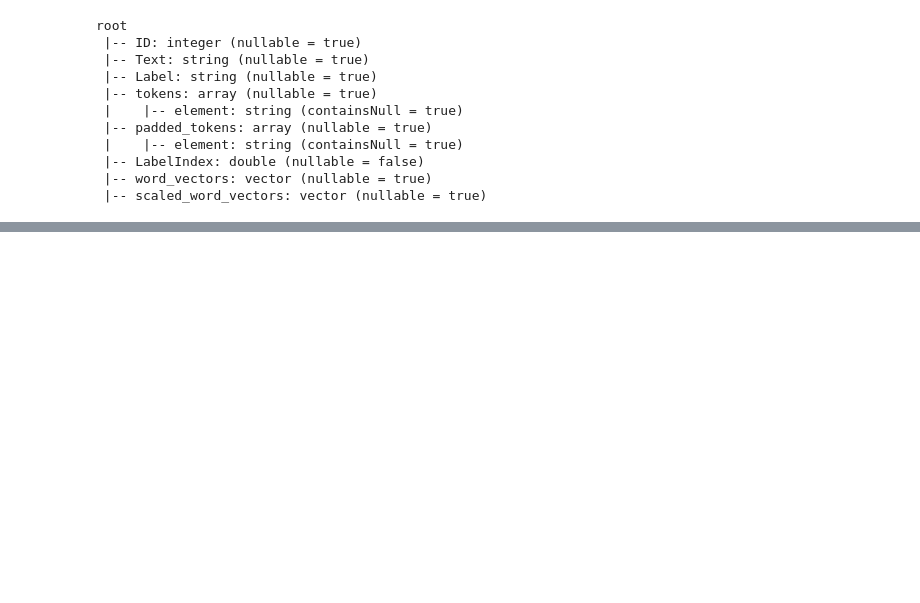
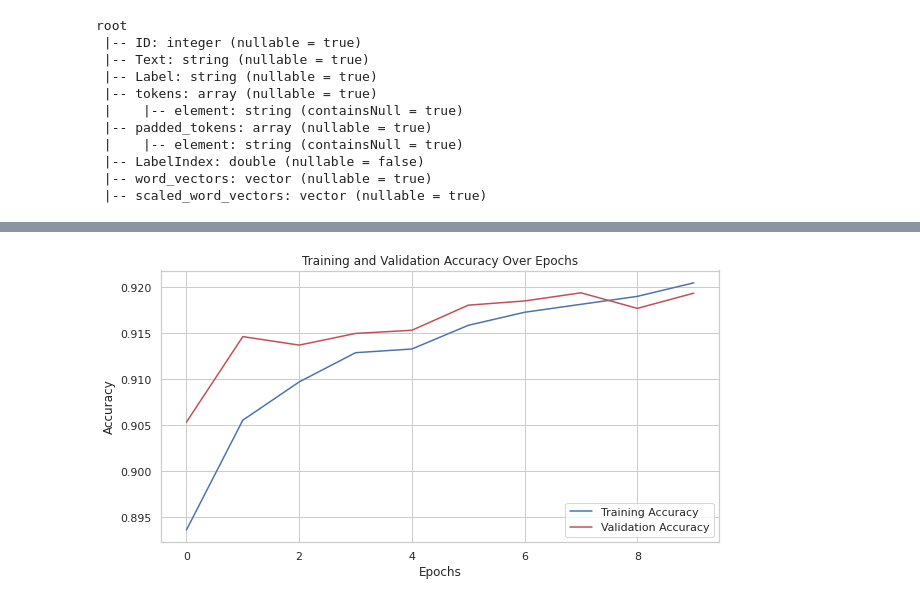
Before and after one commit to kgntmr/Developed-an-Emotion-Detection-system-using-LSTM-and-RNN-Models-integrated-with-Spark-and-Hadoop, a Jupyter notebook: Untitled.ipynb, the cells around one changed output, grey strips where cells are left out. Saved outputs shown, nothing was run; the diff lists cells and outputs as text; code cells hidden in the pictures; blank space fills up the shorter version.

```diff
--- a/Untitled.ipynb
+++ b/Untitled.ipynb
@@ -427,0 +373,15 @@ Test loss: 0.24004676938056946, Test accuracy: 0.9063172340393066
+# %%
+from sklearn.model_selection import train_test_split
+
+# Split data into training and validation sets
+X_train, X_validation, y_train, y_validation = train_test_split(X, y, test_size=0.2, random_state=42)
+# %%
+import torch
+
+# Assuming you have X_train, X_validation, y_train, and y_validation prepared
+
+# Convert NumPy arrays to PyTorch tensors for training and validation sets
+X_train = torch.tensor(X_train, dtype=torch.float32)
+X_validation = torch.tensor(X_validation, dtype=torch.float32)
+y_train = torch.tensor(y_train, dtype=torch.float32)
+y_validation = torch.tensor(y_validation, dtype=torch.float32)
@@ -427,0 +410,10 @@ Test loss: 0.24004676938056946, Test accuracy: 0.9063172340393066
+# %%
+# Training parameters
+num_epochs, batch_size, verbose = 10, 32, 1
+# %%
+# Prepare DataLoaders for training and validation
+train_dataset = TensorDataset(X_train.unsqueeze(1), y_train)
+train_loader = DataLoader(train_dataset, batch_size=batch_size, shuffle=True)
+
+validation_dataset = TensorDataset(X_validation.unsqueeze(1), y_validation)
+validation_loader = DataLoader(validation_dataset, batch_size=batch_size, shuffle=False)
@@ -427,0 +498,20 @@ Test loss: 0.24004676938056946, Test accuracy: 0.9063172340393066
+# %%
+import matplotlib.pyplot as plt
+import seaborn as sns
+
+# Assuming you have 'train_accuracies' and 'validation_accuracies' lists
+
+# Plot training and validation accuracy
+plt.figure(figsize=(10, 5))
+sns.set(style="whitegrid")  # Set Seaborn style
+
+plt.plot(train_accuracies, label='Training Accuracy', color='b')
+plt.plot(validation_accuracies, label='Validation Accuracy', color='r')
+
+plt.xlabel('Epochs')
+plt.ylabel('Accuracy')
+plt.title('Training and Validation Accuracy Over Epochs')
+plt.legend(loc='lower right')
+plt.show()
+# %% [output]
+[figure, added]
```
Also changed, not shown: parts of 31 cells of this notebook.
